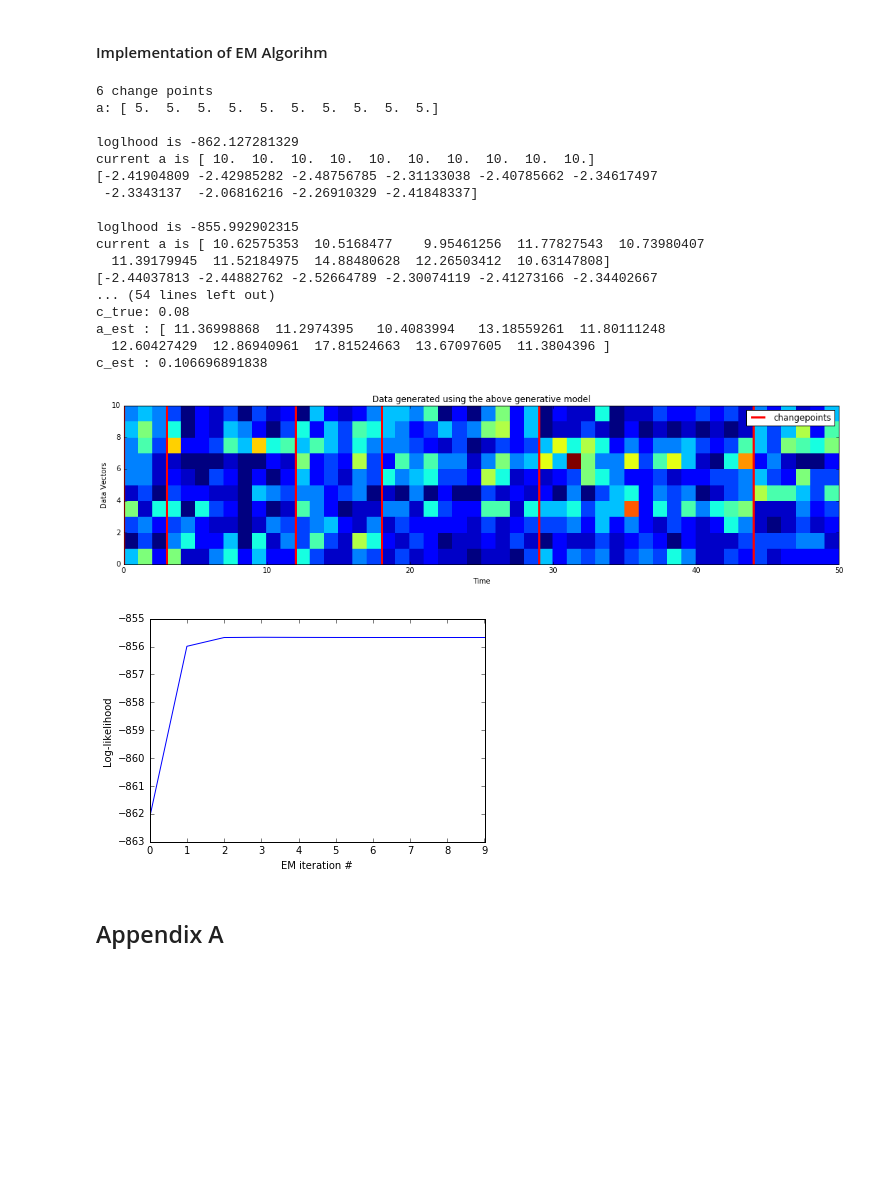
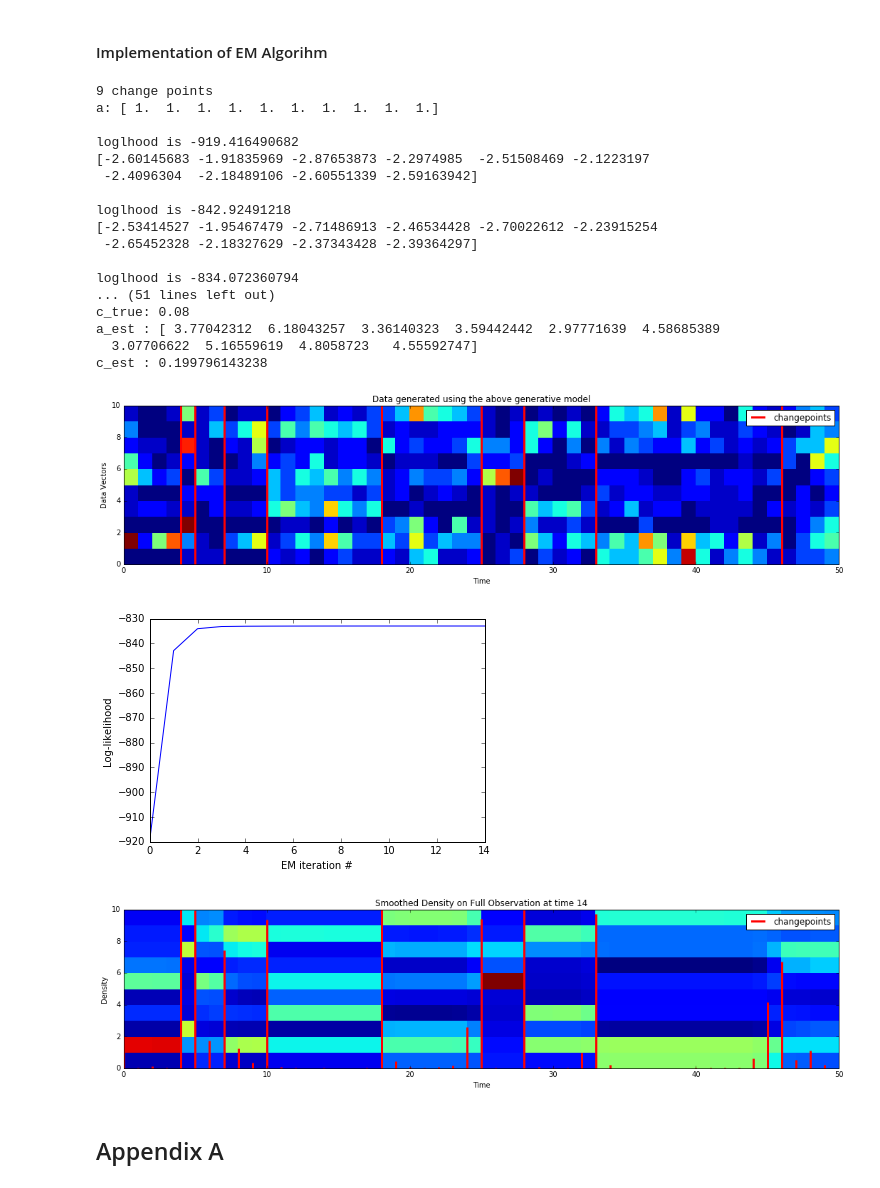
Before and after one commit to cagatayyildiz/bayesian, a Jupyter notebook: Bayesian_Change_Point_Model.ipynb, the cells around one changed output. Drawn from its saved outputs; the diff is of its cells as text; code cells hidden in the pictures; blank space fills up the shorter version.

```diff
--- a/Bayesian_Change_Point_Model.ipynb
+++ b/Bayesian_Change_Point_Model.ipynb
@@ -874,7 +882,7 @@ plt.title("polygamma")
 T = 50
 K = 10
 c_true = 0.08
-a_true = np.ones(K)*5
+a_true = np.ones(K)*1
 [cps, pi_, data] = DirichletCPModel.gen_sequence(c_true, a_true, T=T)
 data += 1
 save_array("/tmp/data.txt",data)
@@ -904,7 +912,7 @@ INV_DIG_ITER = 1000
 MAX_ITER = 15
 EM_EPS = 1e-5
 c = 0.2
-a = np.ones(K)*10
+a = np.random.random(K)*20
 save_array("/tmp/alpha.txt", a)
 
 fb = ForwardBackward(DirichletCPModel(c, a))
@@ -918,7 +926,7 @@ for i in range(MAX_ITER):
     ll = ForwardBackward.loglhood(c, a, data)
     loglhoods.append(ll)
     print("\nloglhood is", loglhoods[i])
-    print("current a is", a)
+    # print("current a is", a)
 
     ################ check convergence ################
     if i>0:
@@ -936,49 +944,51 @@ for i in range(MAX_ITER):
 
     E_log_pi = np.zeros((K,T))
     for j in range(T):
         E_log_pi[:,j] = compute_ss(smt_msgs[j])
     E_log_pi_weighted = (E_log_pi*cpp)
     ss = E_log_pi_weighted.sum(1) / np.sum(cpp)
     print(ss)
 
     ###################### M step ######################
     c = np.sum(cpp)/len(cpp)
     for it in range(INV_DIG_ITER):
         a = inv_digamma( ss + sp.digamma(a.sum()) )
 
     fb = ForwardBackward(DirichletCPModel(c, a))
 
 # results
 print("a_true:", a_true)
 print("c_true:", c_true)
 print("a_est :",a)
 print("c_est :",c)
 
 plt.figure()
 plt.plot(loglhoods)
 plt.ylabel("Log-likelihood")
 plt.xlabel("EM iteration #")
 plt.show()
+plot_hist(means[-1],cpps[-1],title="Smoothed Density on Full Observation at time " + str(i), xlabel="Time",ylabel="Density")
 # %% [output]
-6 change points
-a: [ 5.  5.  5.  5.  5.  5.  5.  5.  5.  5.]
+9 change points
+a: [ 1.  1.  1.  1.  1.  1.  1.  1.  1.  1.]
 
-loglhood is -862.127281329
-current a is [ 10.  10.  10.  10.  10.  10.  10.  10.  10.  10.]
-[-2.41904809 -2.42985282 -2.48756785 -2.31133038 -2.40785662 -2.34617497
- -2.3343137  -2.06816216 -2.26910329 -2.41848337]
+loglhood is -919.416490682
+[-2.60145683 -1.91835969 -2.87653873 -2.2974985  -2.51508469 -2.1223197
+ -2.4096304  -2.18489106 -2.60551339 -2.59163942]
 
-loglhood is -855.992902315
-current a is [ 10.62575353  10.5168477    9.95461256  11.77827543  10.73980407
-  11.39179945  11.52184975  14.88480628  12.26503412  10.63147808]
-[-2.44037813 -2.44882762 -2.52664789 -2.30074119 -2.41273166 -2.34402667
-... (54 lines left out)
+loglhood is -842.92491218
+[-2.53414527 -1.95467479 -2.71486913 -2.46534428 -2.70022612 -2.23915254
+ -2.65452328 -2.18327629 -2.37343428 -2.39364297]
+
+loglhood is -834.072360794
+... (51 lines left out)
 c_true: 0.08
-a_est : [ 11.36998868  11.2974395   10.4083994   13.18559261  11.80111248
-  12.60427429  12.86940961  17.81524663  13.67097605  11.3804396 ]
-c_est : 0.106696891838
+a_est : [ 3.77042312  6.18043257  3.36140323  3.59442442  2.97771639  4.58685389
+  3.07706622  5.16559619  4.8058723   4.55592747]
+c_est : 0.199796143238
-[figure, old version]
+[figure, new version]
-[figure, old version]
+[figure, new version]
+[figure, added]
 # %% [markdown]
 ## Appendix A
 # %% [markdown]
```
Also changed, not shown: parts of 2 cells of this notebook.
